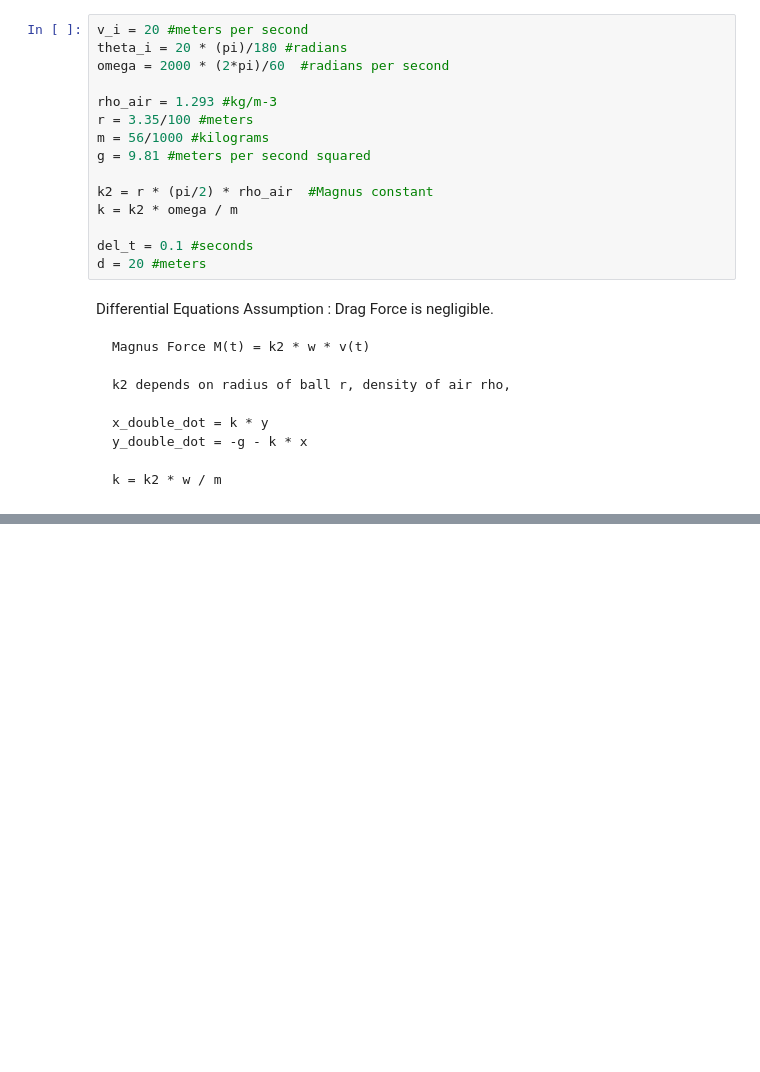
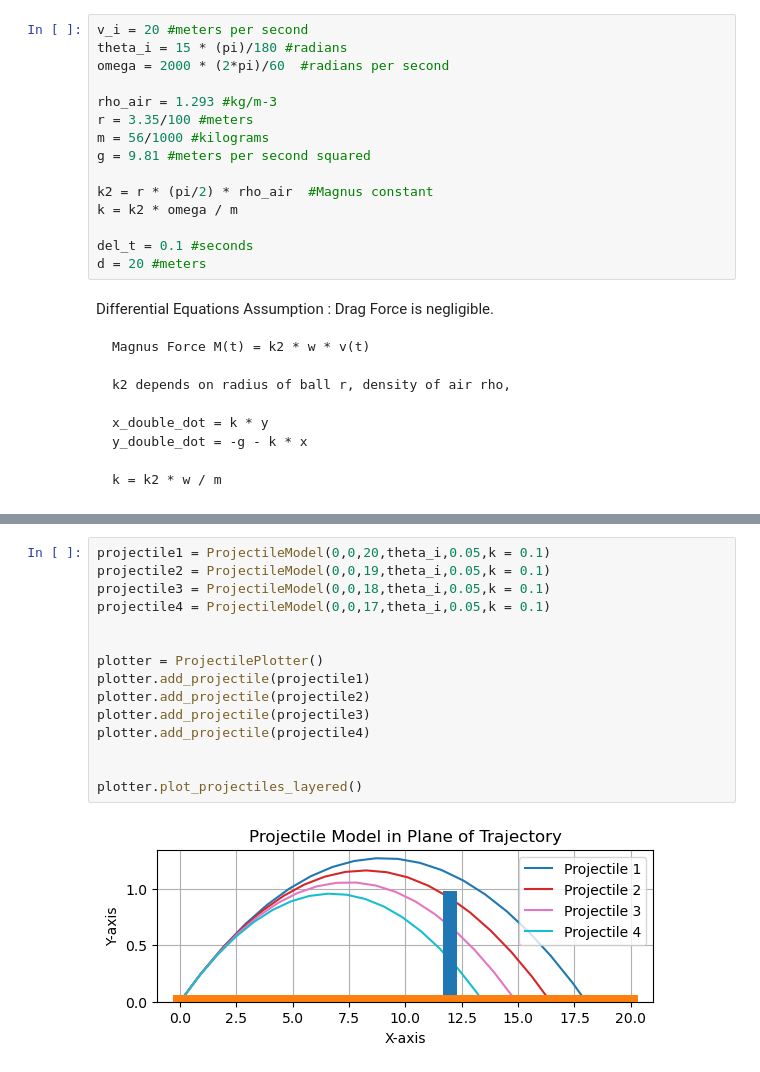
Before and after one commit to UltimateSwampfire/Tennistron, a Jupyter notebook: Inferno_Files/shot_selection/trajectory_model.ipynb, the cells around one changed output, grey strips where cells are left out. Saved outputs shown, nothing was run; the diff lists cells and outputs as text; blank space fills up the shorter version.

Commit message:
added Model and Plotter classes
Seperate classes for creating a projectile model, as well another class to plot multiple projectiles together.

```diff
--- a/Inferno_Files/shot_selection/trajectory_model.ipynb
+++ b/Inferno_Files/shot_selection/trajectory_model.ipynb
@@ -6,7 +6,7 @@ from matplotlib import pyplot as plt
 from numpy import pi
 # %%
 v_i = 20 #meters per second
-theta_i = 20 * (pi)/180 #radians
+theta_i = 15 * (pi)/180 #radians
 omega = 2000 * (2*pi)/60  #radians per second
 
 rho_air = 1.293 #kg/m-3
@@ -109,0 +115,17 @@ plt.show()
+# %%
+projectile1 = ProjectileModel(0,0,20,theta_i,0.05,k = 0.1)
+projectile2 = ProjectileModel(0,0,19,theta_i,0.05,k = 0.1)
+projectile3 = ProjectileModel(0,0,18,theta_i,0.05,k = 0.1)
+projectile4 = ProjectileModel(0,0,17,theta_i,0.05,k = 0.1)
+
+
+plotter = ProjectilePlotter()
+plotter.add_projectile(projectile1)
+plotter.add_projectile(projectile2)
+plotter.add_projectile(projectile3)
+plotter.add_projectile(projectile4)
+
+
+plotter.plot_projectiles_layered()
+# %% [output]
+[figure, added]
```
Also changed, not shown: parts of 3 cells of this notebook.
